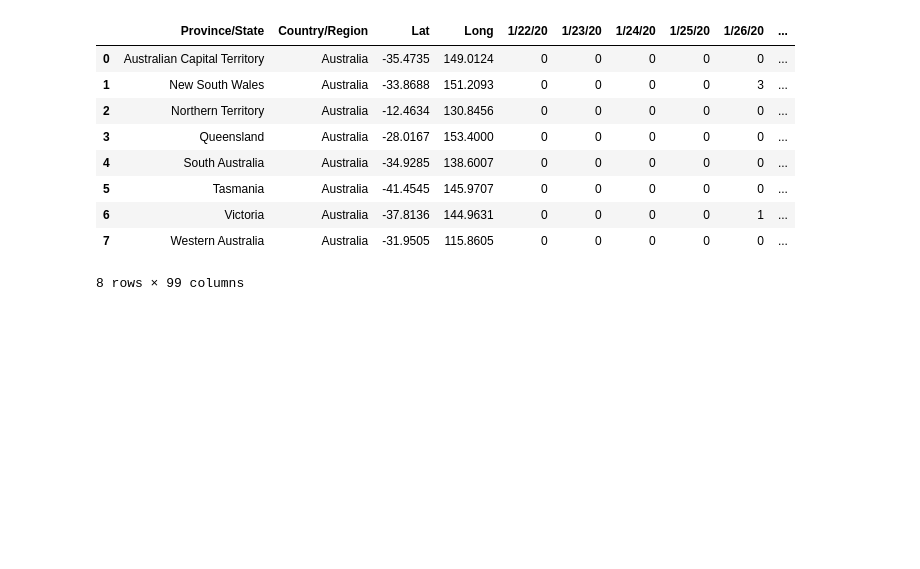
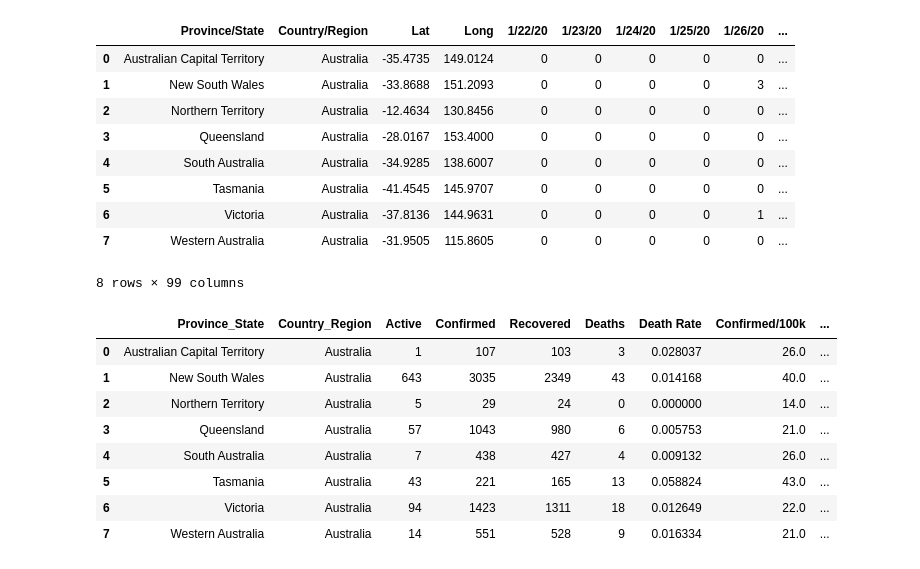
Before and after one commit to XuJing98/Australia-COVID19-dashboard, a Jupyter notebook: data/data_preprocessing.ipynb, the cells around one changed output. Saved outputs shown, nothing was run; the diff lists cells and outputs as text; code cells hidden in the pictures; blank space fills up the shorter version.

```diff
--- a/data/data_preprocessing.ipynb
+++ b/data/data_preprocessing.ipynb
@@ -146,0 +254,14 @@ df_recovered.to_csv('recovered.csv',index=False)
+# %%
+df_latest, df_confirmed, df_death, df_recovered = scraping_data()
+# %%
+df_latest
+# %% [output]
+|  | Province_State | Country_Region | Active | Confirmed | Recovered | Deaths | Death Rate | Confirmed/100k | ... |
+| 0 | Australian Capital Territory | Australia | 1 | 107 | 103 | 3 | 0.028037 | 26.0 | ... |
+| 1 | New South Wales | Australia | 643 | 3035 | 2349 | 43 | 0.014168 | 40.0 | ... |
+| 2 | Northern Territory | Australia | 5 | 29 | 24 | 0 | 0.000000 | 14.0 | ... |
+| 3 | Queensland | Australia | 57 | 1043 | 980 | 6 | 0.005753 | 21.0 | ... |
+| 4 | South Australia | Australia | 7 | 438 | 427 | 4 | 0.009132 | 26.0 | ... |
+| 5 | Tasmania | Australia | 43 | 221 | 165 | 13 | 0.058824 | 43.0 | ... |
+| 6 | Victoria | Australia | 94 | 1423 | 1311 | 18 | 0.012649 | 22.0 | ... |
+| 7 | Western Australia | Australia | 14 | 551 | 528 | 9 | 0.016334 | 21.0 | ... |
```
Also changed, not shown: parts of 3 cells of this notebook, 2 other files.
